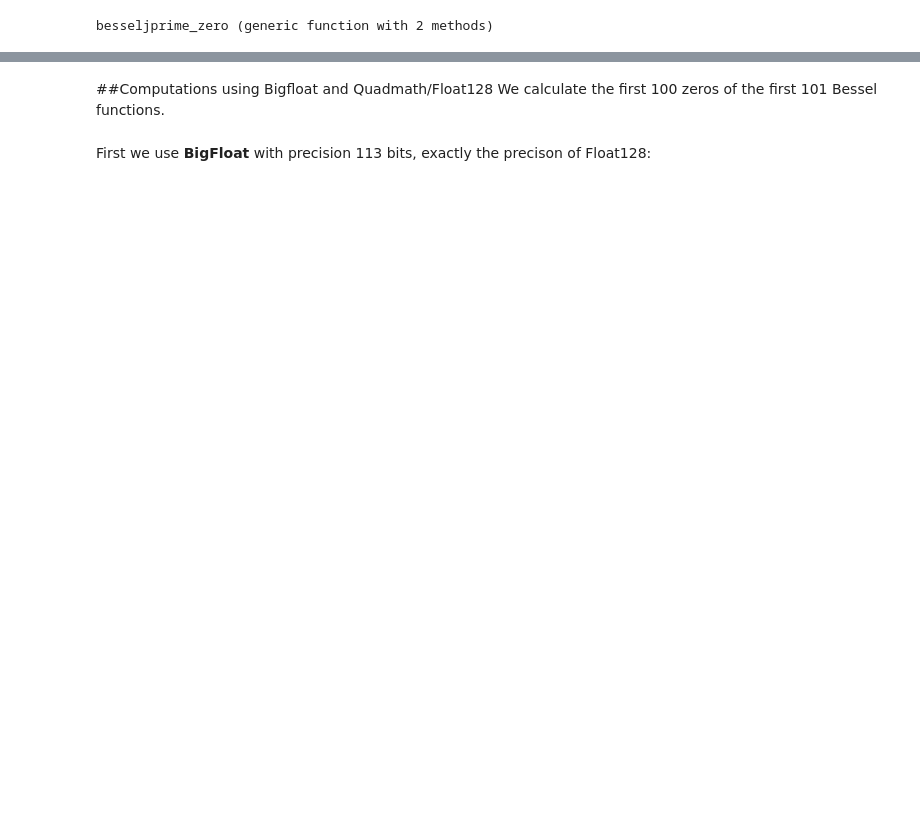
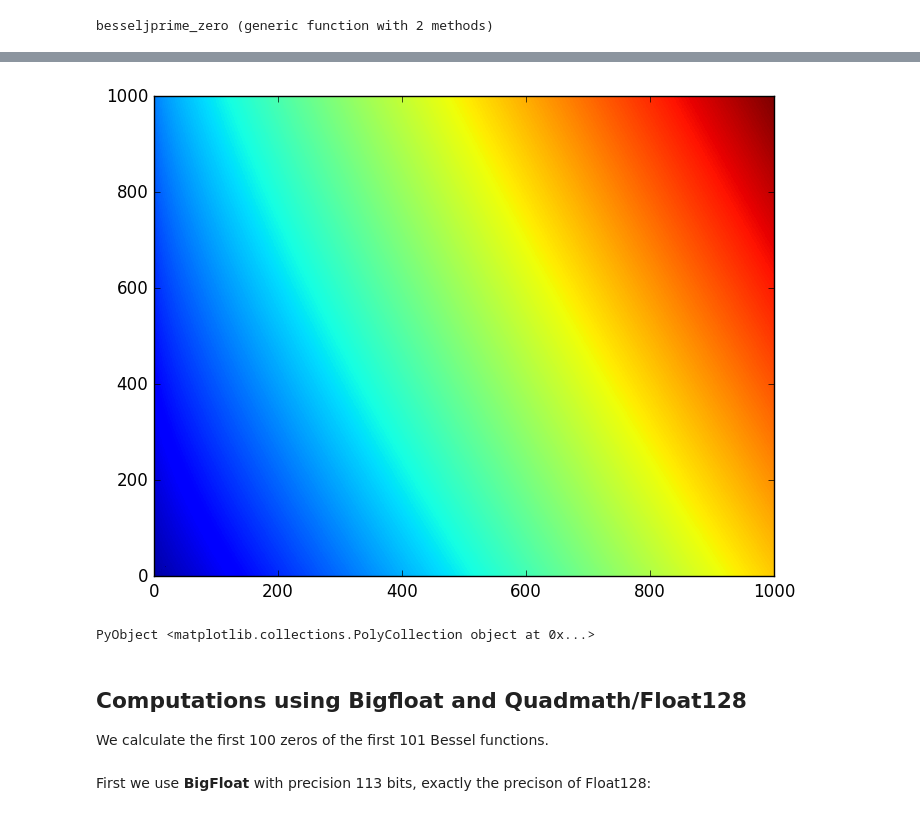
Before and after one commit to JuliaMath/Quadmath.jl, a Jupyter notebook: examples/BesselZeros.ipynb, the cells around one changed output, grey strips where cells are left out. Saved outputs shown, nothing was run; the diff lists cells and outputs as text; code cells hidden in the pictures; blank space fills up the shorter version.

```diff
--- a/examples/BesselZeros.ipynb
+++ b/examples/BesselZeros.ipynb
@@ -117,9 +250,5 @@ besseljprime_zero_iter (generic function with 1 method)
 # %%
-function besseljprime_zero(ν::Integer, m::Integer, T=Float64)
-    #if (ν==0 && m==1)
-    #    return 0.0
-    #end
+besseljprime_zero(ν::Integer, m::Integer, T=Float64) =
     besseljprime_zero_iter(ν, convert(T, besseljprime_zero_approx(ν, m)))
-end
 # %% [output]
 besseljprime_zero (generic function with 2 methods)
@@ -126,5 +263,11 @@ besseljprime_zero (generic function with 2 methods)
+# %%
+z = Float64[besseljprime_zero(ν, k, Float64) for ν=1:1000, k=1:1000]
+pcolor(z)
+# %% [output]
+[figure, added]
+PyObject <matplotlib.collections.PolyCollection object at 0x...>
 # %% [markdown]
-##Computations using Bigfloat and Quadmath/Float128
+## Computations using Bigfloat and Quadmath/Float128
 We calculate the first 100 zeros of the first 101 Bessel functions.
 # %%
 mmax = 100;
```
Also changed, not shown: parts of 38 cells of this notebook.
